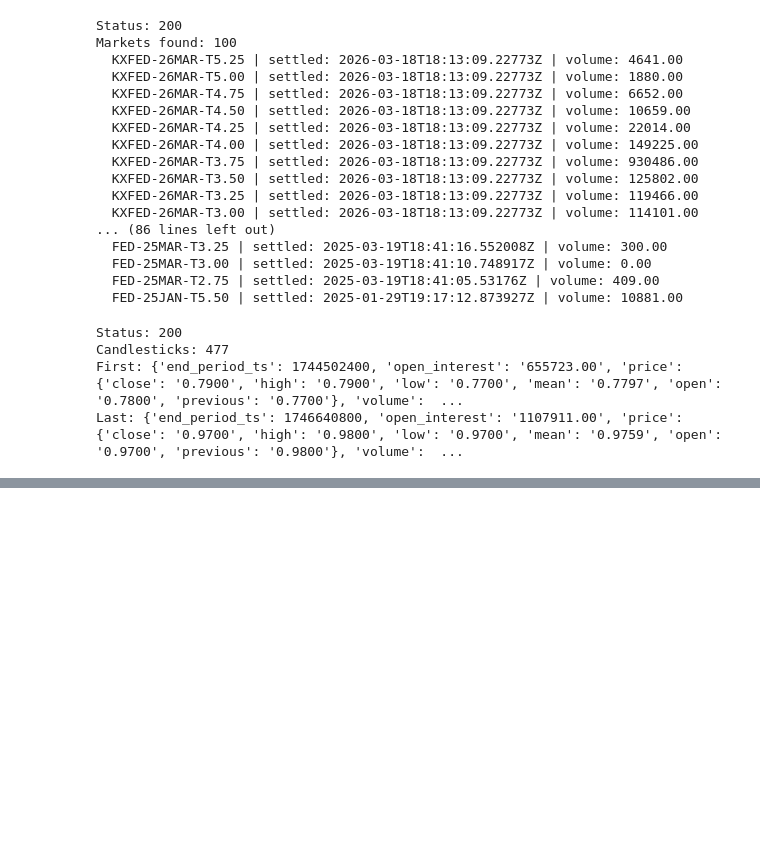
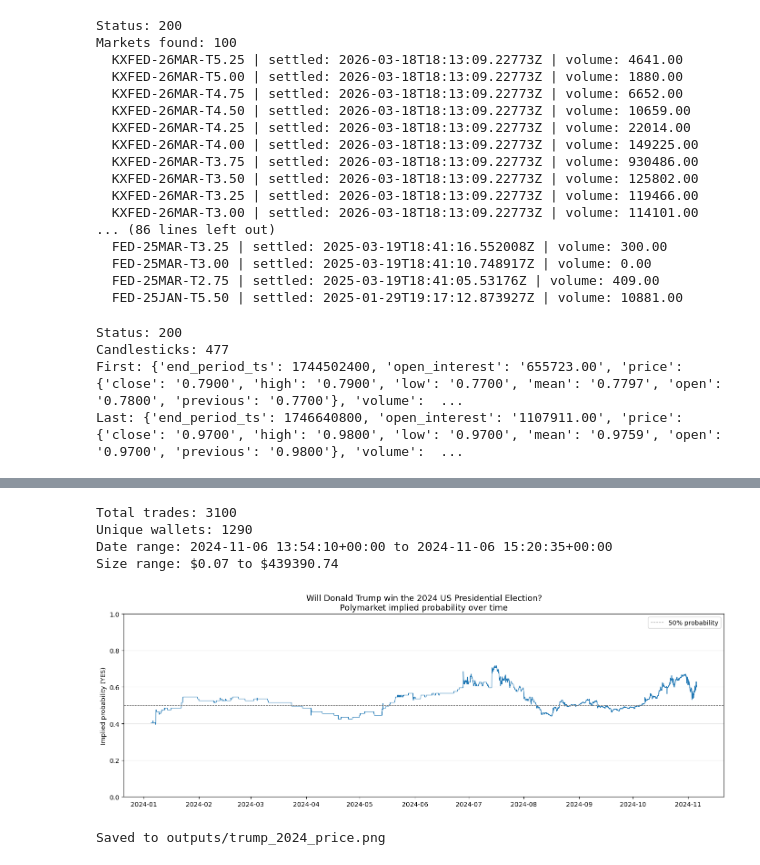
Before and after one commit to corbettbw/prediction-market-insider, a Jupyter notebook: notebooks/recon.ipynb, the cells around one changed output, grey strips where cells are left out. Cells and saved outputs as stored; diff of their text form; code cells hidden in the pictures; blank space fills up the shorter version.

```diff
--- a/notebooks/recon.ipynb
+++ b/notebooks/recon.ipynb
@@ -1053,0 +1197,70 @@ Last: {'end_period_ts': 1746640800, 'open_interest': '1107911.00', 'price': {'cl
+# %%
+all_trades = []
+offset = 0
+
+while True:
+    resp = requests.get(
+        "https://data-api.polymarket.com/trades",
+        params={
+            "market": test_condition_id,
+            "limit": 100,
+            "offset": offset,
+            "takerOnly": "false"
+        }
+    )
+    trades = resp.json()
+    if not trades or not isinstance(trades, list):
+        break
+    # Filter out any non-dict items
+    trades = [t for t in trades if isinstance(t, dict)]
+    if not trades:
+        break
+    all_trades.extend(trades)
+    if len(trades) < 100:
+        break
+    offset += 100
+    time.sleep(0.2)
+
+df = pd.DataFrame(all_trades)
+df["timestamp"] = pd.to_datetime(df["timestamp"], unit="s", utc=True)
+print(f"Total trades: {len(df)}")
+print(f"Unique wallets: {df['proxyWallet'].nunique()}")
+print(f"Date range: {df['timestamp'].min()} to {df['timestamp'].max()}")
+print(f"Size range: ${df['size'].min():.2f} to ${df['size'].max():.2f}")
+# %% [output]
+Total trades: 3100
+Unique wallets: 1290
+Date range: 2024-11-06 13:54:10+00:00 to 2024-11-06 15:20:35+00:00
+Size range: $0.07 to $439390.74
+# %%
+import matplotlib.pyplot as plt
+import pandas as pd
+
+# Load the Polymarket price data
+pm_prices = pd.read_parquet("../data/raw/prices_polymarket.parquet")
+pm_markets = pd.read_parquet("../data/raw/markets_polymarket.parquet")
+
+# Find the Trump 2024 election market
+trump_market = pm_markets[pm_markets["question"].str.contains("Donald Trump win the 2024", na=False)].iloc[0]
+trump_market_id = trump_market["market_id"]
+
+# Filter price history for that market
+trump_prices = pm_prices[pm_prices["market_id"] == trump_market_id].sort_values("timestamp")
+
+# Plot
+fig, ax = plt.subplots(figsize=(14, 5))
+ax.plot(trump_prices["timestamp"], trump_prices["price"], color="#1f77b4", linewidth=1)
+ax.axhline(0.5, color="gray", linestyle="--", linewidth=0.8, label="50% probability")
+ax.set_title("Will Donald Trump win the 2024 US Presidential Election?\nPolymarket implied probability over time", fontsize=13)
+ax.set_ylabel("Implied probability (YES)")
+ax.set_xlabel("")
+ax.set_ylim(0, 1)
+ax.legend()
+ax.grid(axis="y", alpha=0.3)
+plt.tight_layout()
+plt.savefig("../outputs/trump_2024_price.png", dpi=150)
+plt.show()
+print("Saved to outputs/trump_2024_price.png")
+# %% [output]
+[figure, added]
+Saved to outputs/trump_2024_price.png
```
Also changed, not shown: parts of 20 cells of this notebook, 2 other files.
